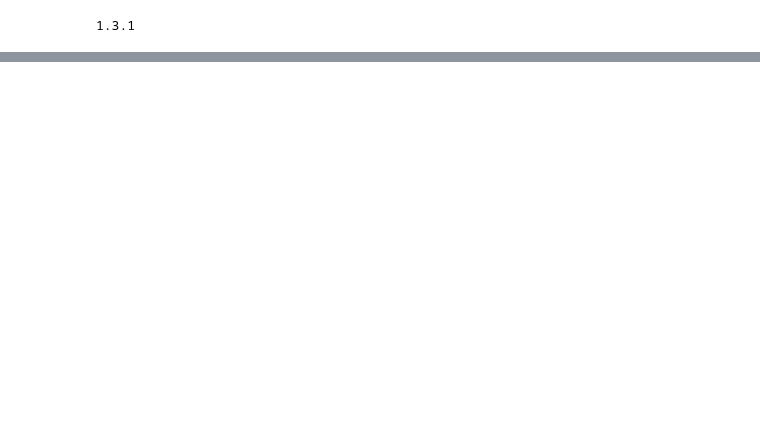
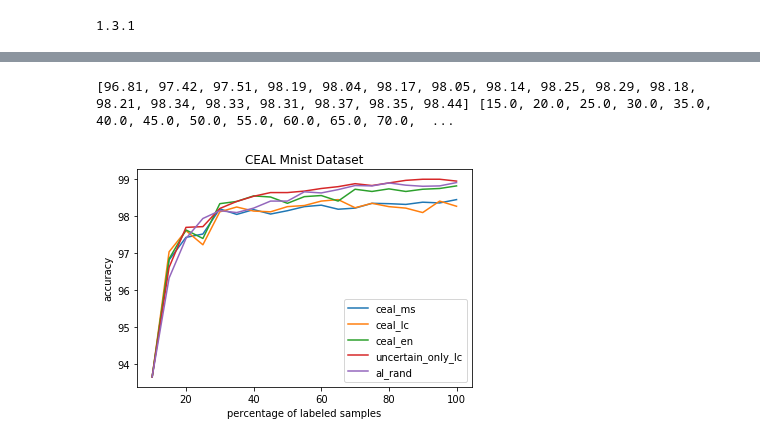
Before and after one commit to DorianZhao/CEAL_Implementation, a Jupyter notebook: ceal_mnist.ipynb, the cells around one changed output, grey strips where cells are left out. Cells and saved outputs as stored; diff of their text form; code cells hidden in the pictures; blank space fills up the shorter version.

Commit message:
mnist done

```diff
--- a/ceal_mnist.ipynb
+++ b/ceal_mnist.ipynb
@@ -170,0 +222,4 @@ def ceal_learning_algorithm(du,dl,dtest,k = 1000,delta_0 = 0.005,dr = 0.00033,t
+# %%
+uc1_acc.insert(0, 93.65)
+uc1_perc.insert(0, 10)
+print(uc1_acc, uc1_perc)
@@ -170,0 +228,8 @@ def ceal_learning_algorithm(du,dl,dtest,k = 1000,delta_0 = 0.005,dr = 0.00033,t
+# %%
+# train with uncertain samples with en criterion
+modelE = copy.deepcopy(model)
+print(modelE.evaluate(test_loader=d_test))
+duu = copy.deepcopy(du)
+dll = copy.deepcopy(dinit)
+dtt = copy.deepcopy(d_test)
+uc2_acc, uc2_perc = ceal_learning_algorithm(duu,dll,dtt,model = modelE, delta_0 = 3e-7,dr = 1e-7, t = 1, criteria = 'lc')
@@ -170,0 +259,8 @@ def ceal_learning_algorithm(du,dl,dtest,k = 1000,delta_0 = 0.005,dr = 0.00033,t
+# %%
+# train with uncertain samples with ms criterion
+modelM = copy.deepcopy(model)
+print(modelM.evaluate(test_loader=d_test))
+duu = copy.deepcopy(du)
+dll = copy.deepcopy(dinit)
+dtt = copy.deepcopy(d_test)
+uc3_acc, uc3_perc = ceal_learning_algorithm(duu,dll,dtt,model = modelM, delta_0 = 3e-7,dr = 1e-7, t = 1, criteria = 'ms')
@@ -170,0 +285,24 @@ def ceal_learning_algorithm(du,dl,dtest,k = 1000,delta_0 = 0.005,dr = 0.00033,t
+# %%
+print(uc3_acc, uc3_perc)
+# %% [output]
+[96.81, 97.42, 97.51, 98.19, 98.04, 98.17, 98.05, 98.14, 98.25, 98.29, 98.18, 98.21, 98.34, 98.33, 98.31, 98.37, 98.35, 98.44] [15.0, 20.0, 25.0, 30.0, 35.0, 40.0, 45.0, 50.0, 55.0, 60.0, 65.0, 70.0,  ...
+# %%
+uc2_acc.insert(0, 93.65)
+uc2_perc.insert(0, 10)
+ft_acc.insert(0, 93.65)
+ft_perc.insert(0, 10)
+rand_acc.insert(0, 93.65)
+rand_perc.insert(0, 10)
+# %%
+plt.plot(uc3_perc, uc3_acc, label = "ceal_ms")
+plt.plot(uc2_perc, uc2_acc, label = "ceal_lc")
+plt.plot(ft_perc, ft_acc, label = "ceal_en")
+plt.plot(uc1_perc, uc1_acc, label = "uncertain_only_lc")
+plt.plot(rand_perc, rand_acc, label = "al_rand")
+plt.xlabel('percentage of labeled samples')
+plt.ylabel('accuracy')
+plt.title("CEAL Mnist Dataset")
+plt.legend()
+plt.savefig('ceal1.png')
+# %% [output]
+[figure, added]
```
Also changed, not shown: parts of 22 cells of this notebook, 2 other files.
